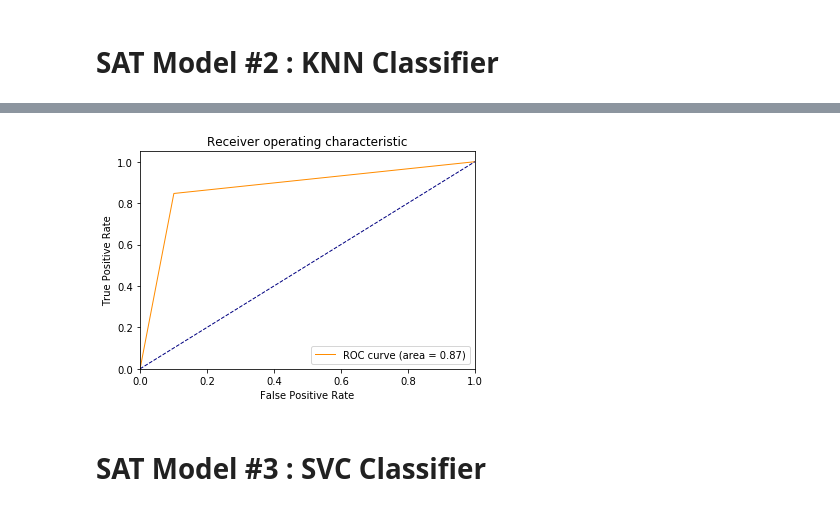
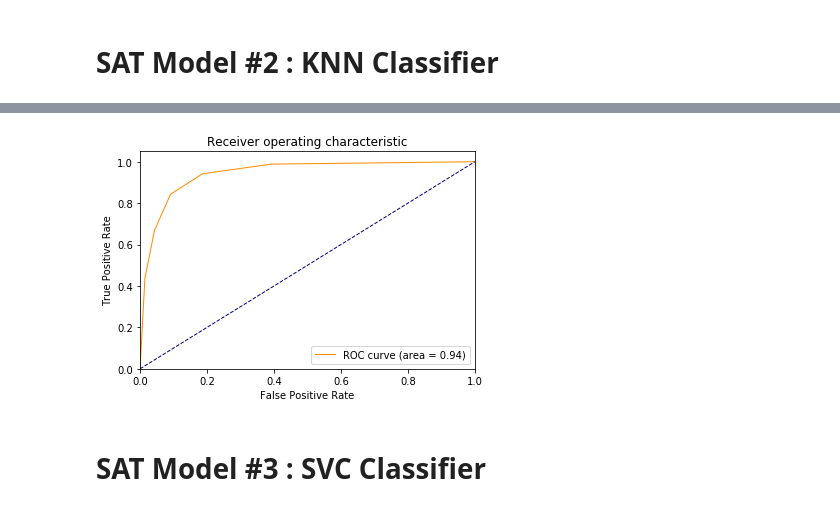
Before and after one commit to stmillett/MSDS7331_NorthCarolinaDataset, a Jupyter notebook: Lab2/Data Mining - Lab 2-SAT new.ipynb, the cells around one changed output, grey strips where cells are left out. Saved outputs shown, nothing was run; the diff lists cells and outputs as text; code cells hidden in the pictures.

Commit message:
Adding probability to models and ROC curves, update with the new dataset.

```diff
--- a/Lab2/Data Mining - Lab 2-SAT new.ipynb
+++ b/Lab2/Data Mining - Lab 2-SAT new.ipynb
@@ -276,11 +274,11 @@ plt.show()
 # %%
 # To split X and y into test and train sets.
 
-y_SAT = SAT_Filtered['SAT_Score_above1000']
+y_SAT = SAT_school_data['SAT_Score_Above1000']
 
 #Removed SAT_SCore_above1000 and unit code(which is primary key for school data table)
 
-X_SAT = SAT_Filtered[SAT_Filtered.columns.drop(list(SAT_Filtered.filter(regex='SAT_Score|SAT_score|SAT_SCORE|sat_avg|unit_code|lea|LEA|^st\_')))]
+X_SAT = SAT_school_data[SAT_school_data.columns.drop(list(SAT_school_data.filter(regex='SAT_Score|SAT_score|SAT_SCORE|sat_avg|unit_code|lea|LEA|^st\_')))]
 # %%
 X_SAT_train, X_SAT_test, y_SAT_train, y_SAT_test = train_test_split(X_SAT, y_SAT, test_size=.2)
 print ('{0:.2%} of the schools have SAT scores above 1000 in the training set'.format(y_SAT.sum()/len(y_SAT)))
@@ -381,6 +381,8 @@ SAT_KNearest_model = grid_search.fit(X_SAT_train, y_SAT_train)
 
 y_SAT_score2 = grid_search.predict(X_SAT_test)
 
-print(roc_auc_score(y_SAT_test, y_SAT_score2))
+y_SAT_prob2=grid_search.predict_proba(X_SAT_test)
+
+print(roc_auc_score(y_SAT_test, y_SAT_prob2[:,1]))
 # %% [output]
 Fitting 10 folds for each of 8 candidates, totalling 80 fits
@@ -390,22 +392,22 @@ Fitting 10 folds for each of 8 candidates, totalling 80 fits
 # %%
 # Plot ROC Curve
 from sklearn.metrics import roc_curve, auc
-fpr, tpr, _ = roc_curve(y_SAT_test, y_SAT_score2 )
-roc_auc = auc(fpr, tpr)
+fpr2, tpr2, _ = roc_curve(y_SAT_test, y_SAT_prob2[:,1] )
+roc_auc2 = auc(fpr2, tpr2)
 lw=1
 
 plt.figure()
-plt.plot(fpr, tpr, color='darkorange', lw=1, label='ROC curve (area = %0.2f)' % roc_auc)
+plt.plot(fpr2, tpr2, color='darkorange', lw=1, label='ROC curve (area = %0.2f)' % roc_auc2)
 plt.plot([0, 1], [0, 1], color='navy', lw=lw, linestyle='--')
 plt.xlim([0.0, 1.0])
 plt.ylim([0.0, 1.05])
 plt.xlabel('False Positive Rate')
 plt.ylabel('True Positive Rate')
 plt.title('Receiver operating characteristic')
 plt.legend(loc="lower right")
 plt.show()
 # %% [output]
-[figure, old version]
+[figure, new version]
 # %% [markdown]
 # SAT Model #3 :  SVC Classifier
 # %%
```
Also changed, not shown: parts of 13 cells of this notebook.
